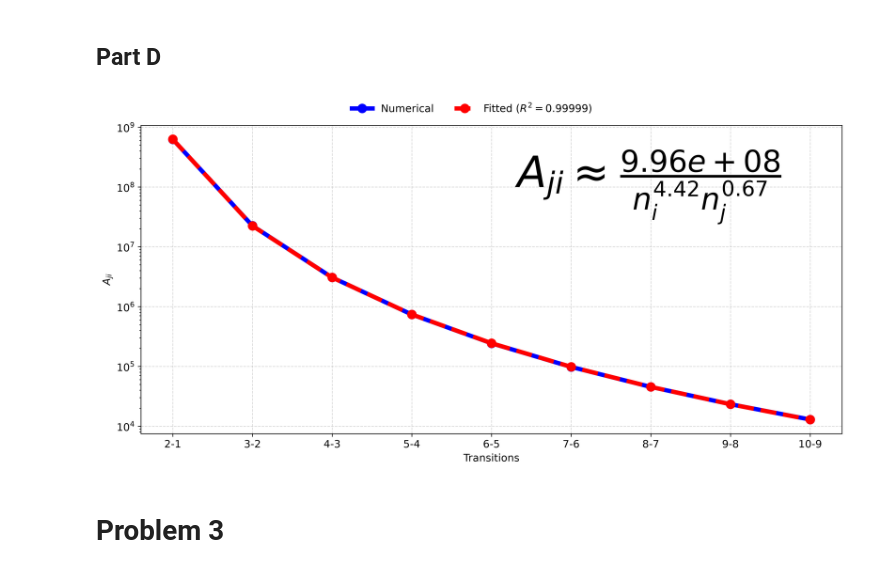
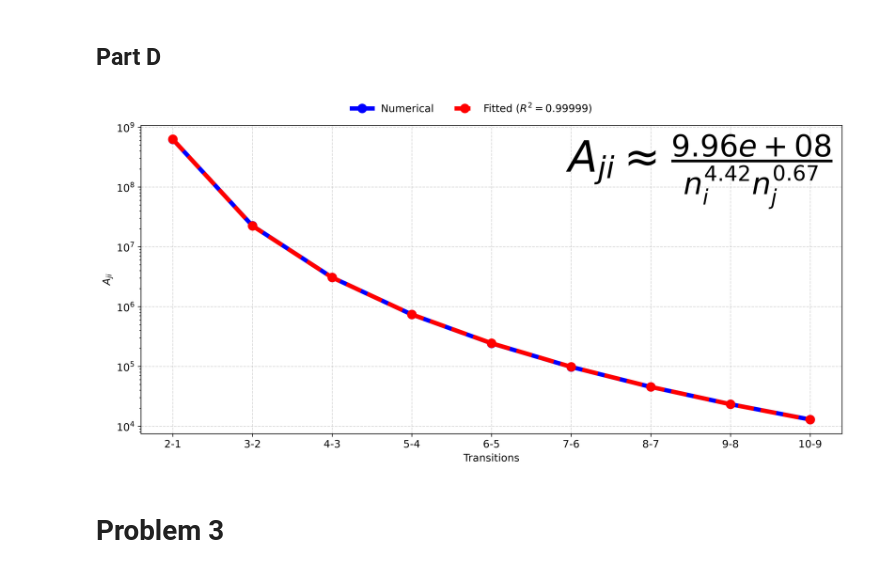
Before and after one commit to ricardo-v33/grad_school, a Jupyter notebook: amp_hw5.ipynb, the cells around one changed output. Cells and saved outputs as stored; diff of their text form; code cells hidden in the pictures.

```diff
--- a/amp_hw5.ipynb
+++ b/amp_hw5.ipynb
@@ -149,35 +149,36 @@ A_10-9 = 1.29e+4
 # Defining fitting model for approximation
 def ln_model(N, ln_C, alpha, beta):
     n_i, n_j = N
     return ln_C - alpha*np.log(n_i) - beta*np.log(n_j)
 
 # Fitting the model to the numerical data
 param, cov = curve_fit(ln_model, (n_i, n_j), np.log(A_ji_vals))
 ln_C, alpha, beta = param
 C = np.exp(ln_C)
 A_fitted = C / (n_i**alpha * n_j**beta)
 
 # Calculating R^2 value
 r_sq = r2_score(A_ji_vals, A_fitted)
 
 fig, ax = plt.subplots(constrained_layout=True, figsize=(12,6), dpi=300)
 
 ax.plot(transitions, A_ji_vals, 'bo-', ms=10, lw=5, label='Numerical')
 ax.plot(transitions, A_fitted, 'ro--', ms=10, lw=5, label=f'Fitted ($R^2 = {r_sq:.5f}$)')
 
-ax.text(x='8-7', y=1e8,
+ax.text(transform=ax.transAxes,
+        x=0.8, y=0.85,
         s=f'$A_{{ji}} \\approx \\frac{{{C:.2e}}}{{n_i^{{{alpha:.2f}}} n_j^{{{beta:.2f}}}}}$',
         ha='center', va='center',
         fontsize=50)
 
 ax.set(xlabel='Transitions', ylabel='$A_{ji}$', yscale='log')
 fig.legend(loc='outside upper center', ncol=2, frameon=False)
 
 # plt.savefig('amp_hw5_p2d.pdf')
 plt.show()
 plt.close()
 # %% [output]
-[figure, old version]
+[figure, new version]
 # %% [markdown]
 # Problem 3
 # %%
```
Also changed, not shown: parts of 3 cells of this notebook.
